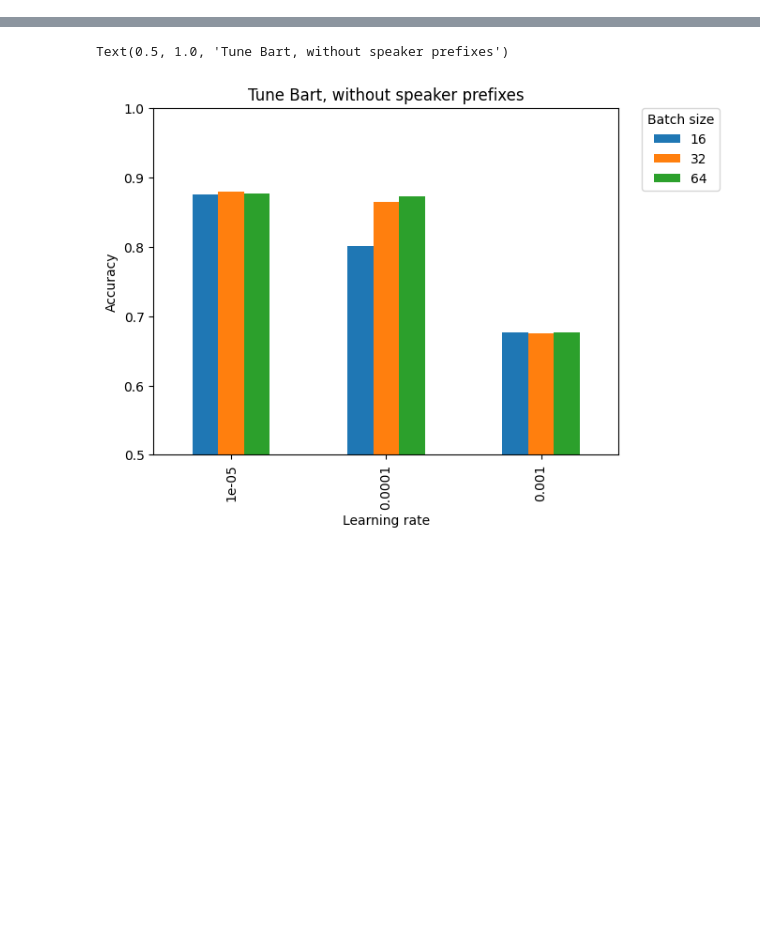
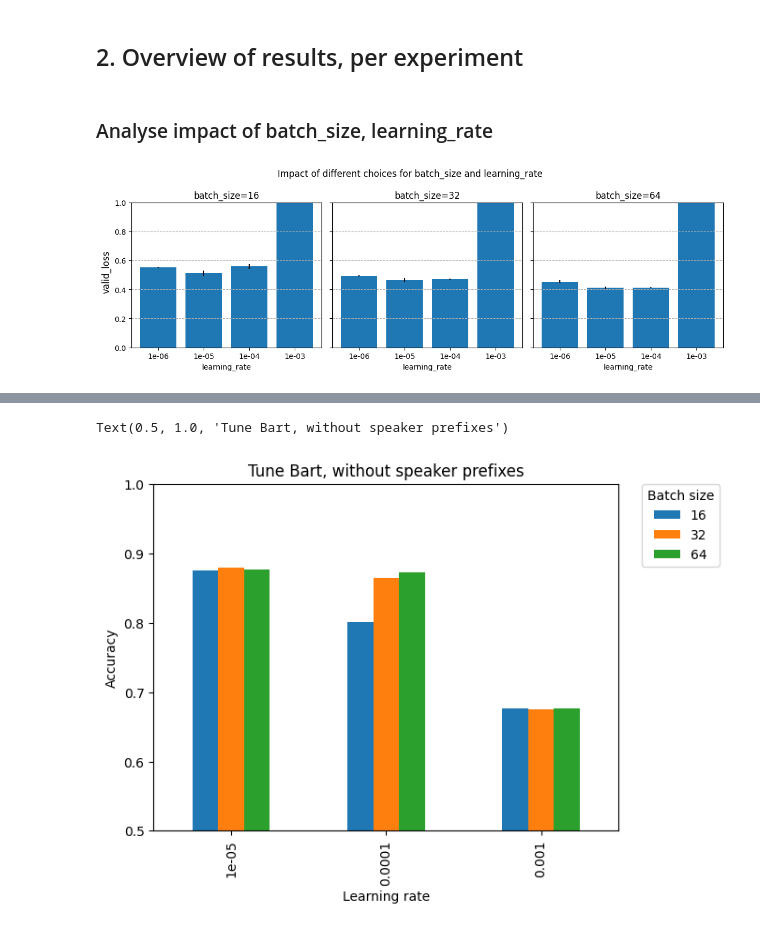
Before and after one commit to FrankVerhoef/pex, a Jupyter notebook: notebooks/analyse_ray.ipynb, the cells around one changed output, grey strips where cells are left out. Cells and saved outputs as stored; diff of their text form; code cells hidden in the pictures; blank space fills up the shorter version.

```diff
--- a/notebooks/analyse_ray.ipynb
+++ b/notebooks/analyse_ray.ipynb
@@ -45,0 +42,20 @@ len(result_grid)
+# %%
+# Collect the results from all trials in one Pandas Dataframe
+
+allresults_df = pd.DataFrame()
+for exp in experiments:
+
+    # Experiment name is last part of the path
+    exp_name = exp.split('/')[-1]
+
+    # Load the appropriate config file to 'reconstruct' the trainable
+    baseconfig = load_config(exp + '/base.config')
+    restored_tuner = tune.Tuner.restore(exp, trainable=partial(train_with_args, baseconfig))
+
+    # Get the resultgrid for the experiment and append results to dataframe
+    result_grid = restored_tuner.get_results()
+    df = result_grid.get_dataframe()
+    df['experiment_name'] = exp_name
+    allresults_df = pd.concat([allresults_df, df], axis=0)
+
+print(f"Collected information about {len(allresults_df)} trials")
@@ -66,0 +166,34 @@ memory usage: 4.8+ KB
+# %% [markdown]
+## 2. Overview of results, per experiment
+# %% [markdown]
+### Analyse impact of batch_size, learning_rate
+# %%
+# Analyze impact of batch_size and learning_rate in session 1, or session 2 and 3
+# Plot subplots per batch_size
+
+# Uncomment one of the following lines
+expnames = ['bart_base_session1']
+# expnames = ['bart_base_sessions23']
+
+exp_selection = (allresults_df['experiment_name'].isin(expnames))
+df = allresults_df[exp_selection]
+
+batch_sizes = df['config/batch_size'].unique()
+fig, ax = plt.subplots(ncols=len(batch_sizes), figsize=(12, 4), sharey=True)
+
+for i, batch_size in enumerate(batch_sizes):
+    selection = (df["config/batch_size"] == batch_size) # & (df["config/learning_rate"] != 1e-3)
+    result_df = df[selection].groupby(['config/learning_rate']).agg({"valid_loss": ['mean', 'std']})['valid_loss']
+    x_values = [f"{x:.0e}" for x in result_df.index]
+    ax[i].bar(x=x_values, height=result_df['mean'].values, yerr=result_df['std'].values)
+    ax[i].set_title(f"batch_size={int(batch_size):d}")
+    ax[i].set_xlabel("learning_rate")
+    if i==0:
+        ax[i].set_ylim(0,1)
+    ax[i].grid(which='major', axis='y', linestyle='--')
+
+fig.suptitle("Impact of different choices for batch_size and learning_rate")
+fig.supylabel("valid_loss")
+fig.tight_layout()
+# %% [output]
+[figure, added]
```
Also changed, not shown: parts of 38 cells of this notebook, 5 other files.
